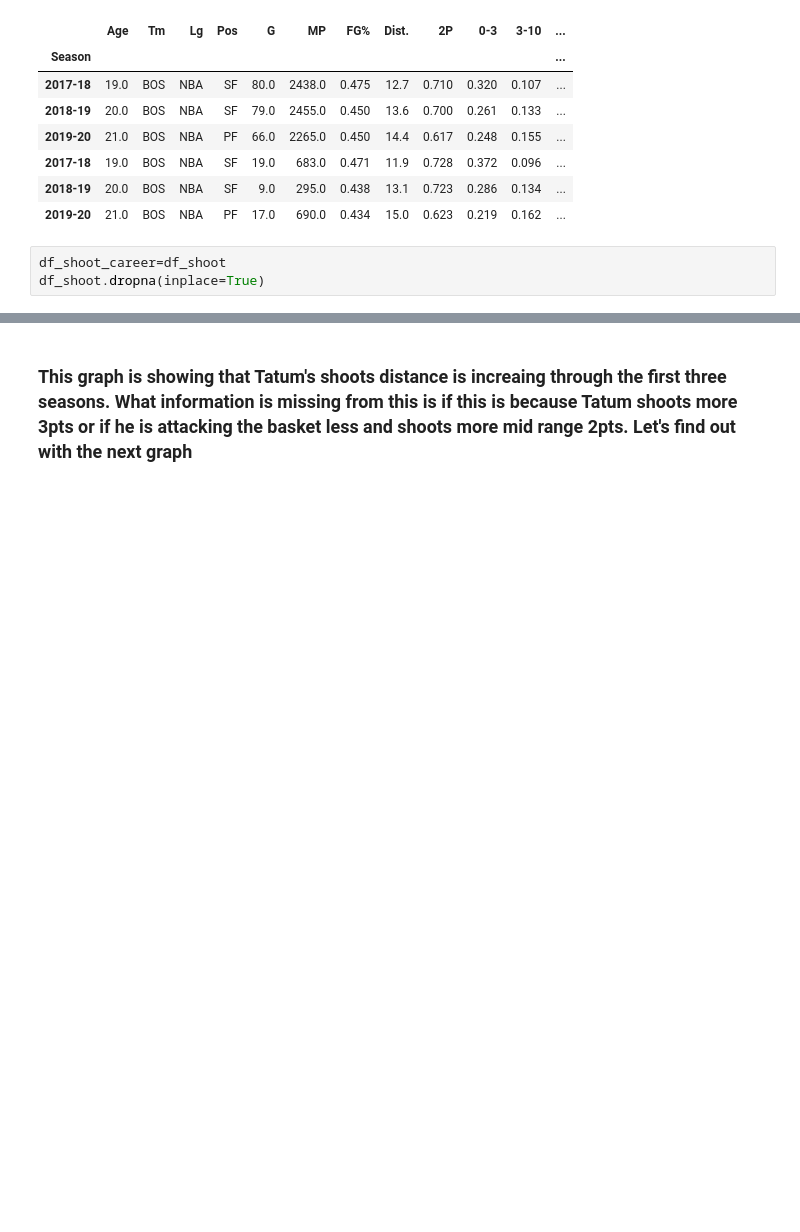
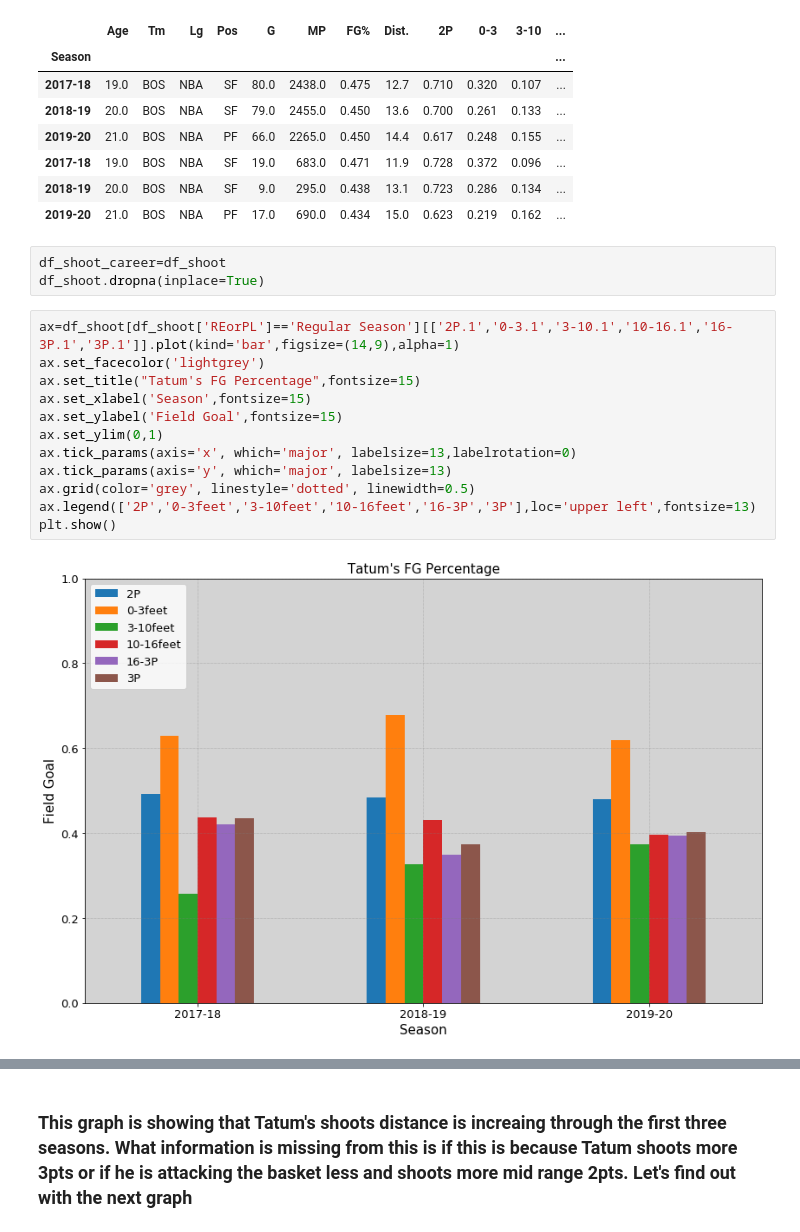
Before and after one commit to DemetrisEng/Data-Analysis-Machine-Learning, a Jupyter notebook: Jayson Tatum.ipynb, the cells around one changed output, grey strips where cells are left out. Drawn from its saved outputs; the diff is of its cells as text; blank space fills up the shorter version.

```diff
--- a/Jayson Tatum.ipynb
+++ b/Jayson Tatum.ipynb
@@ -141,6 +153,20 @@ df_shoot.head(6)
 # %%
 df_shoot_career=df_shoot
 df_shoot.dropna(inplace=True)
+# %%
+ax=df_shoot[df_shoot['REorPL']=='Regular Season'][['2P.1','0-3.1','3-10.1','10-16.1','16-3P.1','3P.1']].plot(kind='bar',figsize=(14,9),alpha=1)
+ax.set_facecolor('lightgrey')
+ax.set_title("Tatum's FG Percentage",fontsize=15)
+ax.set_xlabel('Season',fontsize=15)
+ax.set_ylabel('Field Goal',fontsize=15)
+ax.set_ylim(0,1)
+ax.tick_params(axis='x', which='major', labelsize=13,labelrotation=0)
+ax.tick_params(axis='y', which='major', labelsize=13)
+ax.grid(color='grey', linestyle='dotted', linewidth=0.5)
+ax.legend(['2P','0-3feet','3-10feet','10-16feet','16-3P','3P'],loc='upper left',fontsize=13)
+plt.show()
+# %% [output]
+[figure, added]
 # %%
 df_shoot.dropna()
 ax=df_shoot[(df_shoot['REorPL']=='Regular Season')]['Dist.'].plot(kind='bar',figsize=(12,8),color='green',alpha=0.5,width=0.3)
```
Also changed, not shown: parts of 14 cells of this notebook.
